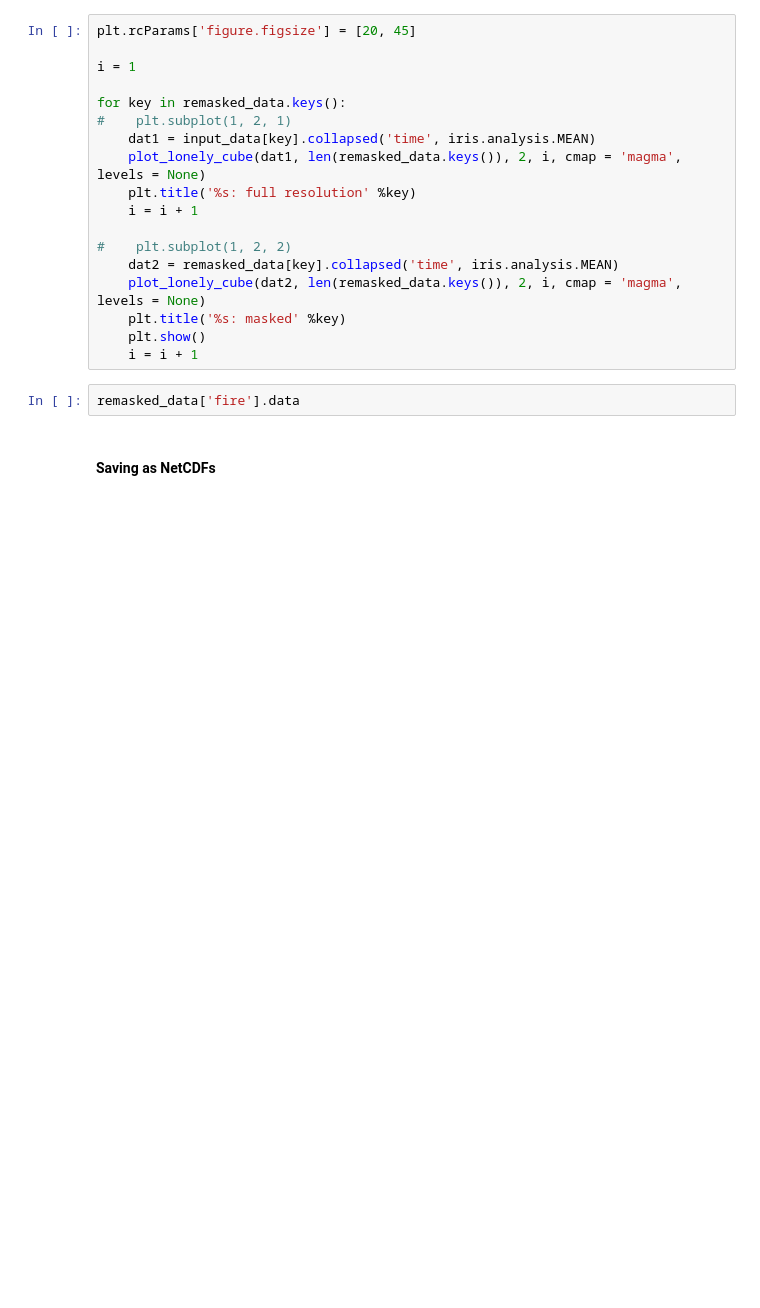
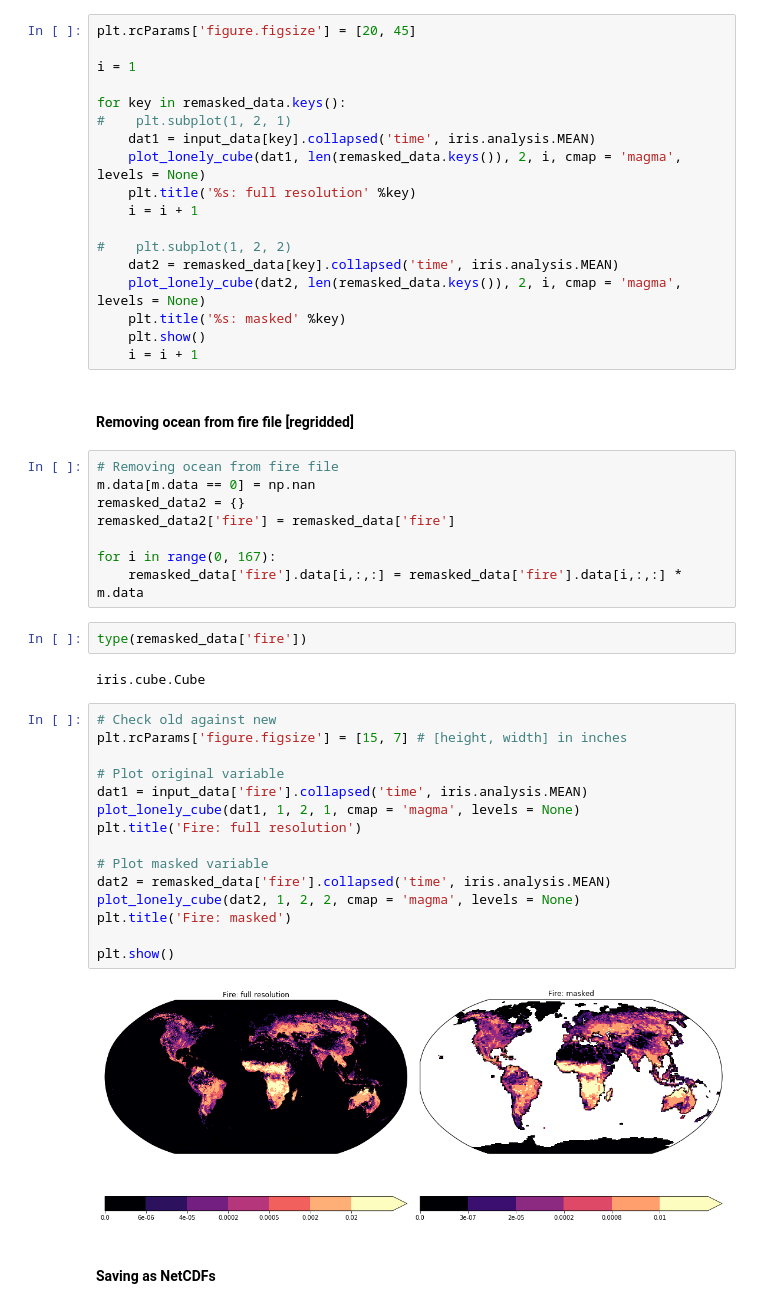
Before and after one commit to douglask3/UKESM-ConFire, a Jupyter notebook: notebooks/regrid_nc.ipynb, the cells around one changed output. Saved outputs shown, nothing was run; the diff lists cells and outputs as text; blank space fills up the shorter version.

```diff
--- a/notebooks/regrid_nc.ipynb
+++ b/notebooks/regrid_nc.ipynb
@@ -218,8 +215,37 @@ for key in remasked_data.keys():
     plt.title('%s: masked' %key)
     plt.show()
     i = i + 1
-# %%
-remasked_data['fire'].data
+# %% [markdown]
+#### Removing ocean from fire file [regridded]
+# %%
+# Removing ocean from fire file
+m.data[m.data == 0] = np.nan
+remasked_data2 = {}
+remasked_data2['fire'] = remasked_data['fire']
+
+for i in range(0, 167):
+    remasked_data['fire'].data[i,:,:] = remasked_data['fire'].data[i,:,:] * m.data
+# %%
+type(remasked_data['fire'])
+# %% [output]
+iris.cube.Cube
+# %%
+# Check old against new
+plt.rcParams['figure.figsize'] = [15, 7] # [height, width] in inches
+
+# Plot original variable
+dat1 = input_data['fire'].collapsed('time', iris.analysis.MEAN)
+plot_lonely_cube(dat1, 1, 2, 1, cmap = 'magma', levels = None)
+plt.title('Fire: full resolution')
+
+# Plot masked variable
+dat2 = remasked_data['fire'].collapsed('time', iris.analysis.MEAN)
+plot_lonely_cube(dat2, 1, 2, 2, cmap = 'magma', levels = None)
+plt.title('Fire: masked')
+
+plt.show()
+# %% [output]
+[figure, added]
 # %% [markdown]
 #### Saving as NetCDFs
 # %%
```
Also changed, not shown: parts of 2 cells of this notebook, 1 other file.
